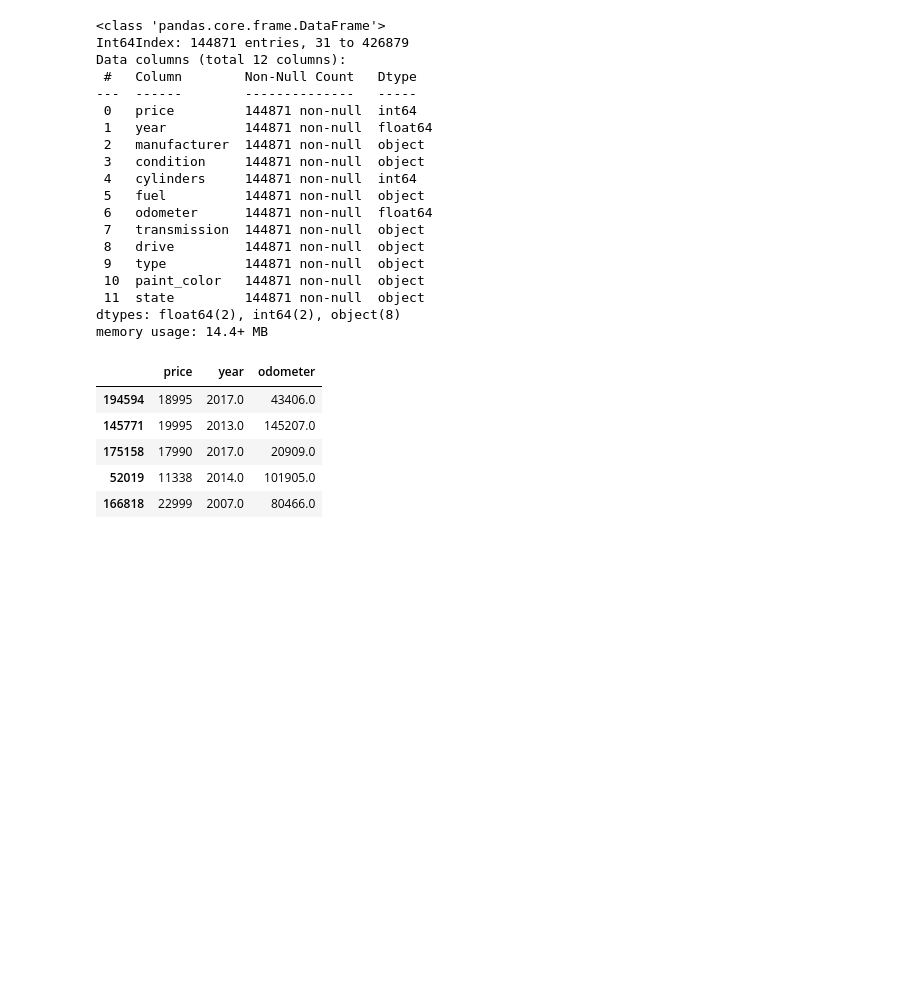
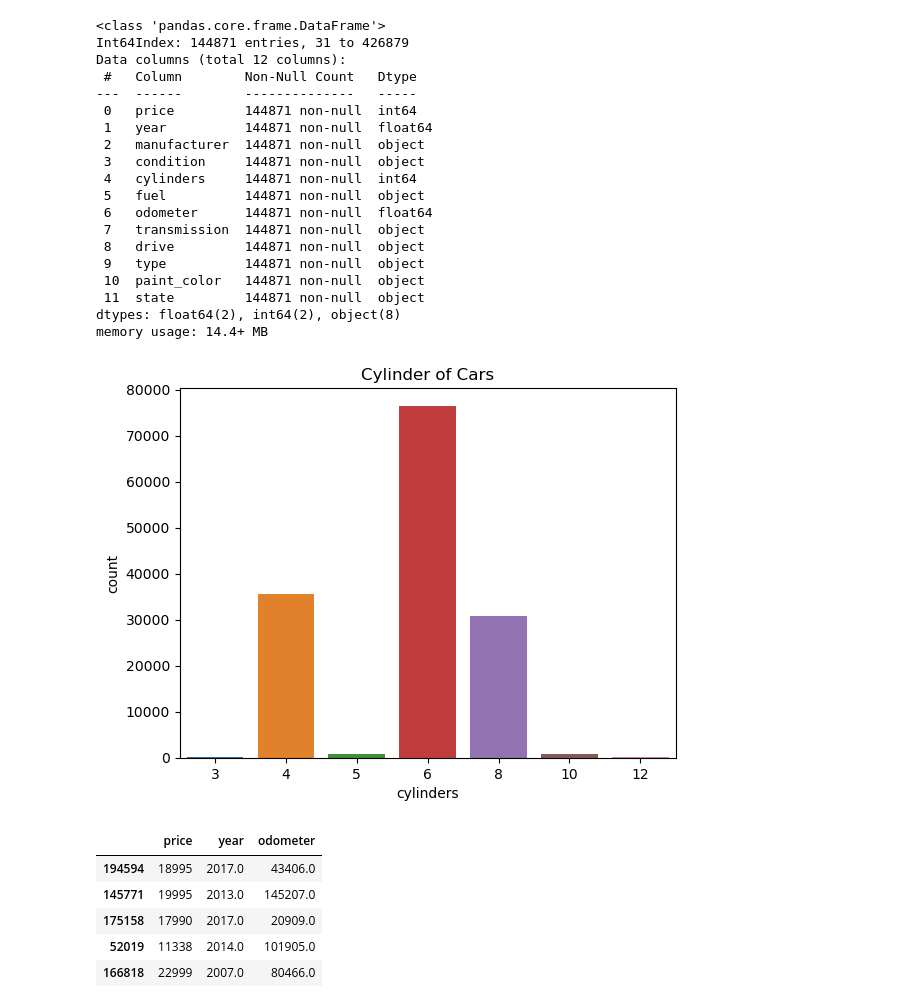
Before and after one commit to coachtech/BE_MLAI_LSTERN, a Jupyter notebook: Practical_Application_2/prompt_II.ipynb, the cells around one changed output. Cells and saved outputs as stored; diff of their text form; code cells hidden in the pictures; blank space fills up the shorter version.

```diff
--- a/Practical_Application_2/prompt_II.ipynb
+++ b/Practical_Application_2/prompt_II.ipynb
@@ -230,6 +224,11 @@ Data columns (total 12 columns):
  11  state         144871 non-null  object
 dtypes: float64(2), int64(2), object(8)
 memory usage: 14.4+ MB
+# %%
+fig = sns.countplot(cars2.cylinders)
+fig.title.set_text("Cylinder of Cars")
+# %% [output]
+[figure, added]
 # %%
 # take a random sample from dataset and make a plot
 cars3 = cars[['price', 'year', 'odometer']]
```
Also changed, not shown: parts of 40 cells of this notebook, 3 other files.
